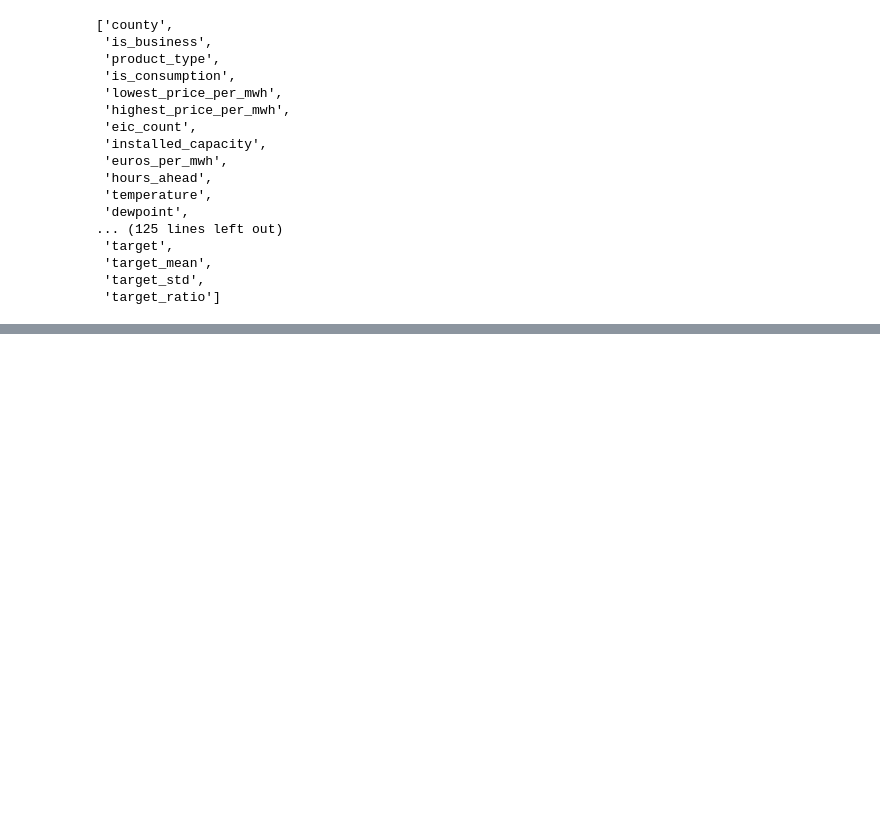
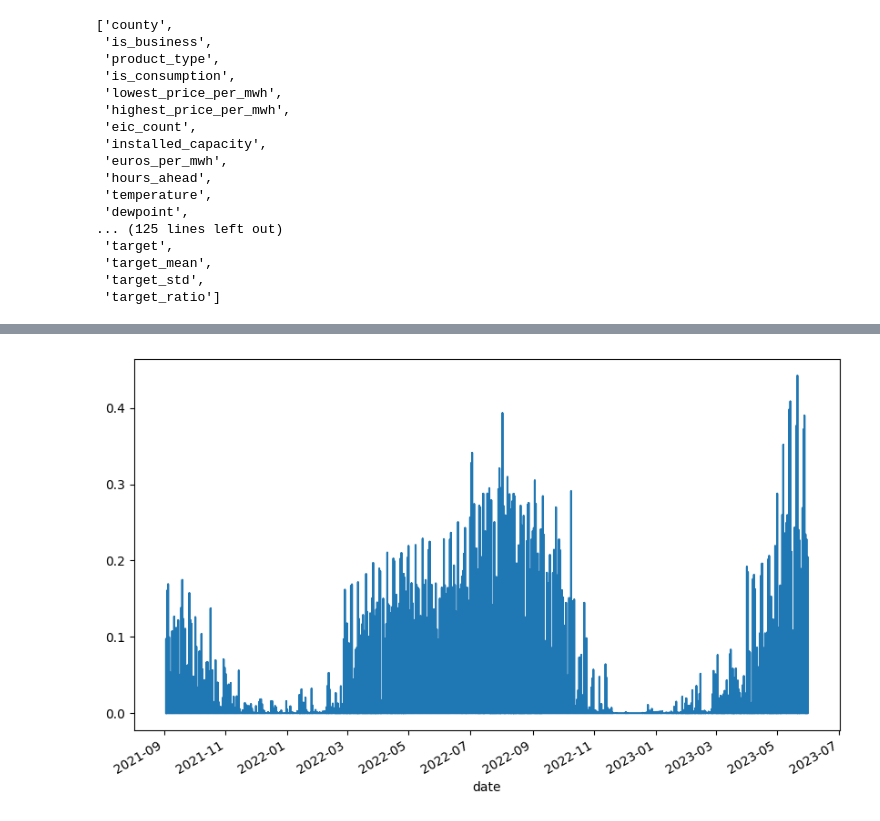
Before and after one commit to Olks/mlzoomcamp-capstone-project, a Jupyter notebook: eda.ipynb, the cells around one changed output, grey strips where cells are left out. Drawn from its saved outputs; the diff is of its cells as text; code cells hidden in the pictures; blank space fills up the shorter version.

```diff
--- a/eda.ipynb
+++ b/eda.ipynb
@@ -88,0 +249,18 @@ list(df.columns)
+# %%
+inlcuded_fields = [
+'is_consumption',
+'eic_count',
+'installed_capacity',
+'day',
+'weekday',
+'month',
+'year',
+'segment',
+'sin(dayofyear)',
+'cos(dayofyear)',
+'sin(hour)',
+'cos(hour)',
+'target'
+]
+# %%
+data = df[inlcuded_fields]
@@ -88,0 +283,2 @@ list(df.columns)
+# %%
+data.loc[:,'date'] = pd.to_datetime(dict(year=df.loc[:,"year"], month=df.loc[:,"month"], day=df.loc[:,"day"]))
@@ -88,0 +301,6 @@ list(df.columns)
+# %%
+data.loc[:,"production_per_cap_unit"] = data["target"] / data["installed_capacity"]
+# %%
+data.loc[data.is_consumption==0].set_index("date").production_per_cap_unit.plot(figsize=(10,6));
+# %% [output]
+[figure, added]
```
Also changed, not shown: parts of 18 cells of this notebook, 1 other file.
